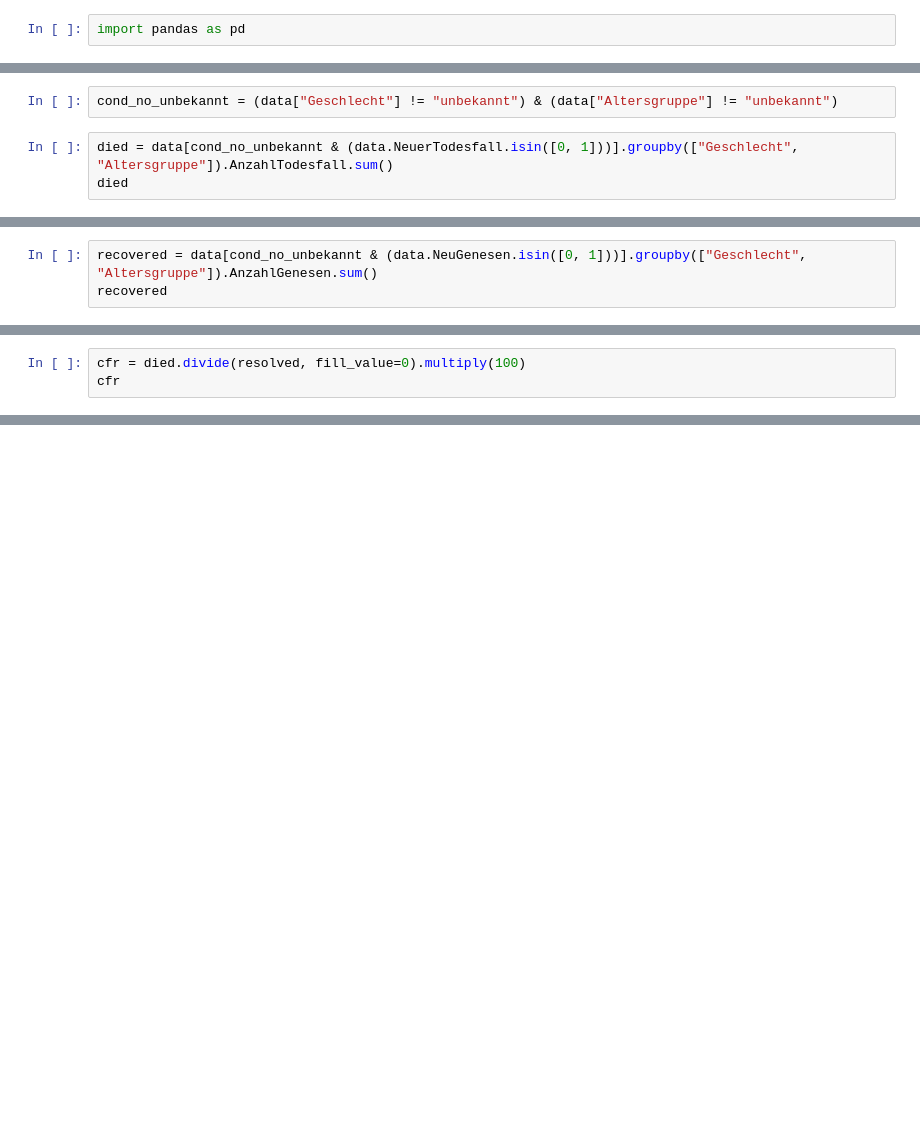
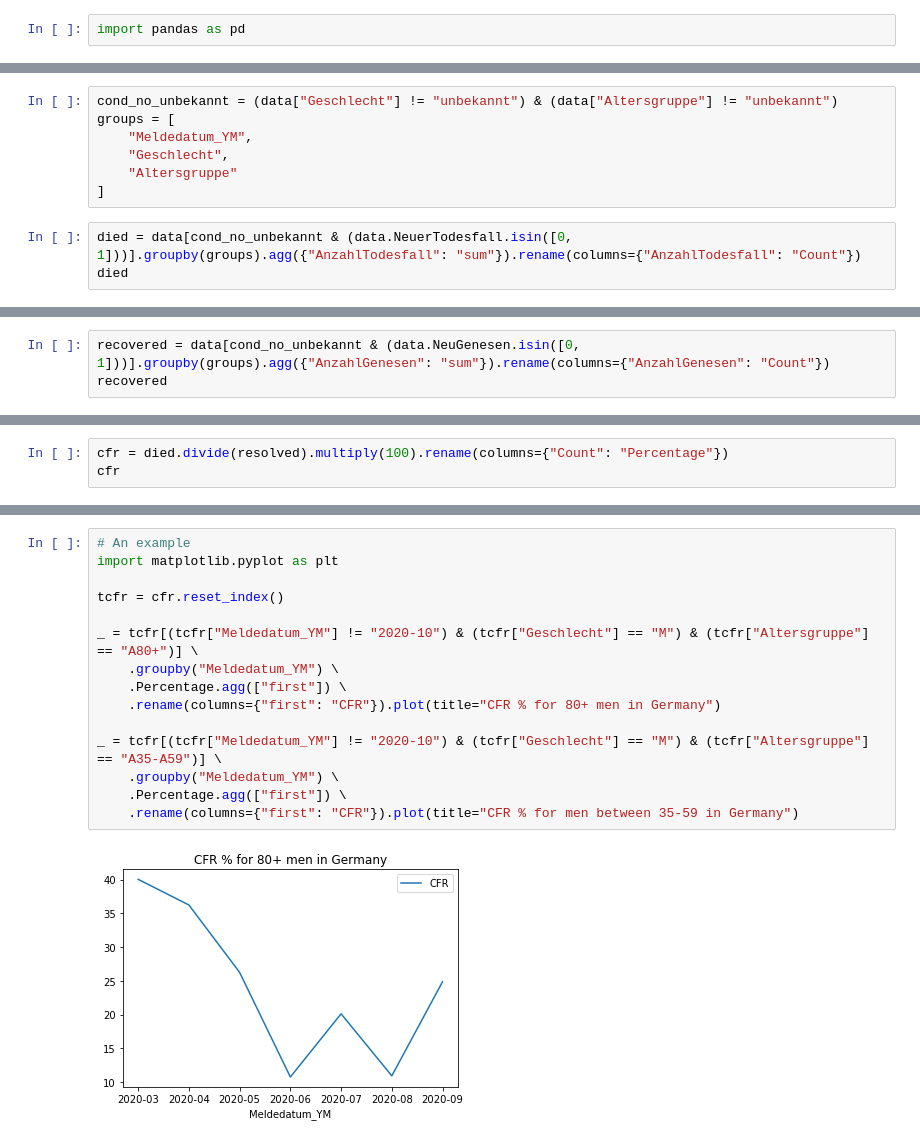
Before and after one commit to GCGImdea/fbdatachallenge, a Jupyter notebook: data/robert-koch-germany/analysis.ipynb, the cells around one changed output, grey strips where cells are left out. Drawn from its saved outputs; the diff is of its cells as text; blank space fills up the shorter version.

Commit message:
update robert-koch-germany for stats over time

```diff
--- a/data/robert-koch-germany/analysis.ipynb
+++ b/data/robert-koch-germany/analysis.ipynb
@@ -5,6 +7,11 @@ data = pd.read_csv("RKI_COVID19.csv")
 # %%
 cond_no_unbekannt = (data["Geschlecht"] != "unbekannt") & (data["Altersgruppe"] != "unbekannt")
+groups = [
+    "Meldedatum_YM",
+    "Geschlecht",
+    "Altersgruppe"
+]
 # %%
-died = data[cond_no_unbekannt & (data.NeuerTodesfall.isin([0, 1]))].groupby(["Geschlecht", "Altersgruppe"]).AnzahlTodesfall.sum()
+died = data[cond_no_unbekannt & (data.NeuerTodesfall.isin([0, 1]))].groupby(groups).agg({"AnzahlTodesfall": "sum"}).rename(columns={"AnzahlTodesfall": "Count"})
 died
 # %% [output]
@@ -22,4 +36,4 @@ Name: AnzahlTodesfall, dtype: int64
 # %%
-recovered = data[cond_no_unbekannt & (data.NeuGenesen.isin([0, 1]))].groupby(["Geschlecht", "Altersgruppe"]).AnzahlGenesen.sum()
+recovered = data[cond_no_unbekannt & (data.NeuGenesen.isin([0, 1]))].groupby(groups).agg({"AnzahlGenesen": "sum"}).rename(columns={"AnzahlGenesen": "Count"})
 recovered
 # %% [output]
@@ -58,4 +72,4 @@ dtype: float64
 # %%
-cfr = died.divide(resolved, fill_value=0).multiply(100)
+cfr = died.divide(resolved).multiply(100).rename(columns={"Count": "Percentage"})
 cfr
 # %% [output]
@@ -75,0 +90,17 @@ dtype: float64
+# %%
+# An example
+import matplotlib.pyplot as plt
+
+tcfr = cfr.reset_index()
+
+_ = tcfr[(tcfr["Meldedatum_YM"] != "2020-10") & (tcfr["Geschlecht"] == "M") & (tcfr["Altersgruppe"] == "A80+")] \
+    .groupby("Meldedatum_YM") \
+    .Percentage.agg(["first"]) \
+    .rename(columns={"first": "CFR"}).plot(title="CFR % for 80+ men in Germany")
+
+_ = tcfr[(tcfr["Meldedatum_YM"] != "2020-10") & (tcfr["Geschlecht"] == "M") & (tcfr["Altersgruppe"] == "A35-A59")] \
+    .groupby("Meldedatum_YM") \
+    .Percentage.agg(["first"]) \
+    .rename(columns={"first": "CFR"}).plot(title="CFR % for men between 35-59 in Germany")
+# %% [output]
+[figure, added]
```
Also changed, not shown: parts of 7 cells of this notebook.
